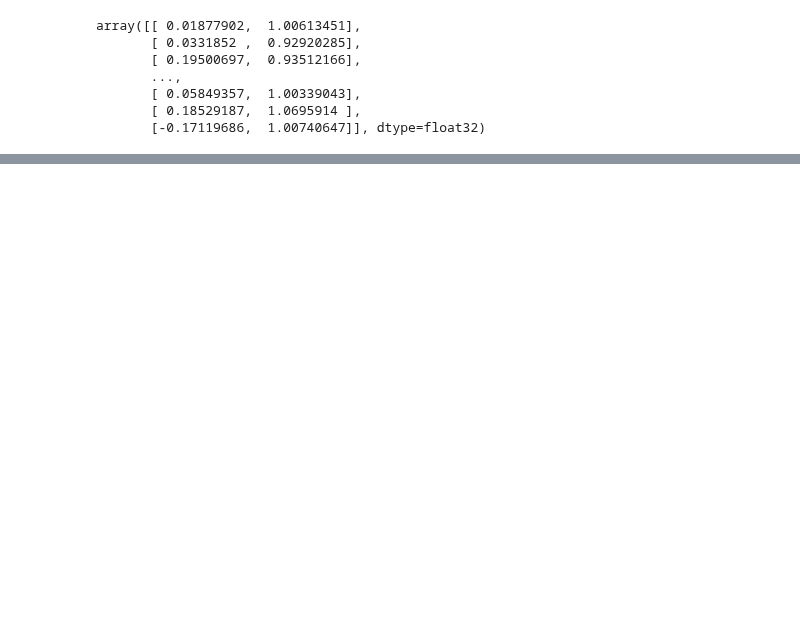
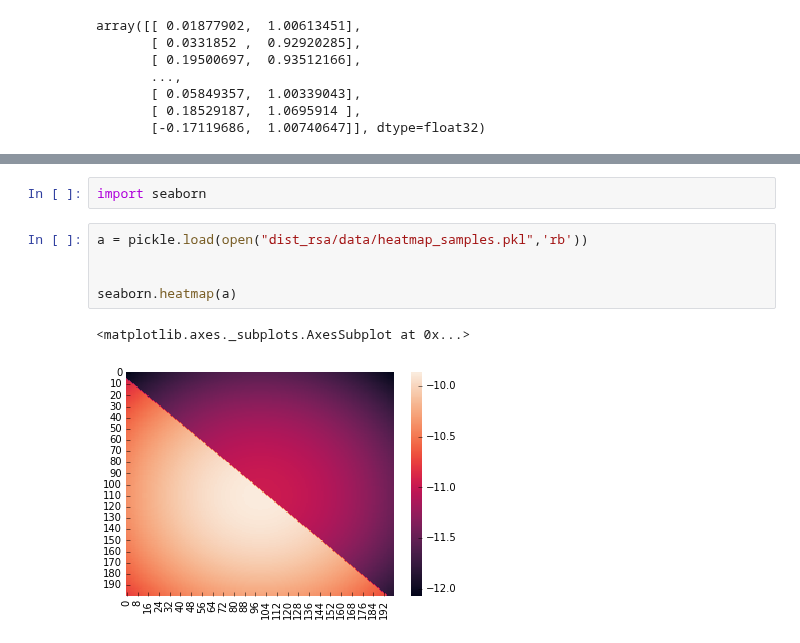
Before and after one commit to reubenharry/Distributional-RSA, a Jupyter notebook: inspect_results.ipynb, the cells around one changed output, grey strips where cells are left out. Saved outputs shown, nothing was run; the diff lists cells and outputs as text; blank space fills up the shorter version.

```diff
--- a/inspect_results.ipynb
+++ b/inspect_results.ipynb
@@ -55 +55,11 @@ for i in range(20):
 ... (68 outputs left out)
+# %%
+import seaborn
+# %%
+a = pickle.load(open("dist_rsa/data/heatmap_samples.pkl",'rb'))
+
+
+seaborn.heatmap(a)
+# %% [output]
+<matplotlib.axes._subplots.AxesSubplot at 0x...>
+[figure, added]
```
Also changed, not shown: parts of 3 cells of this notebook.
